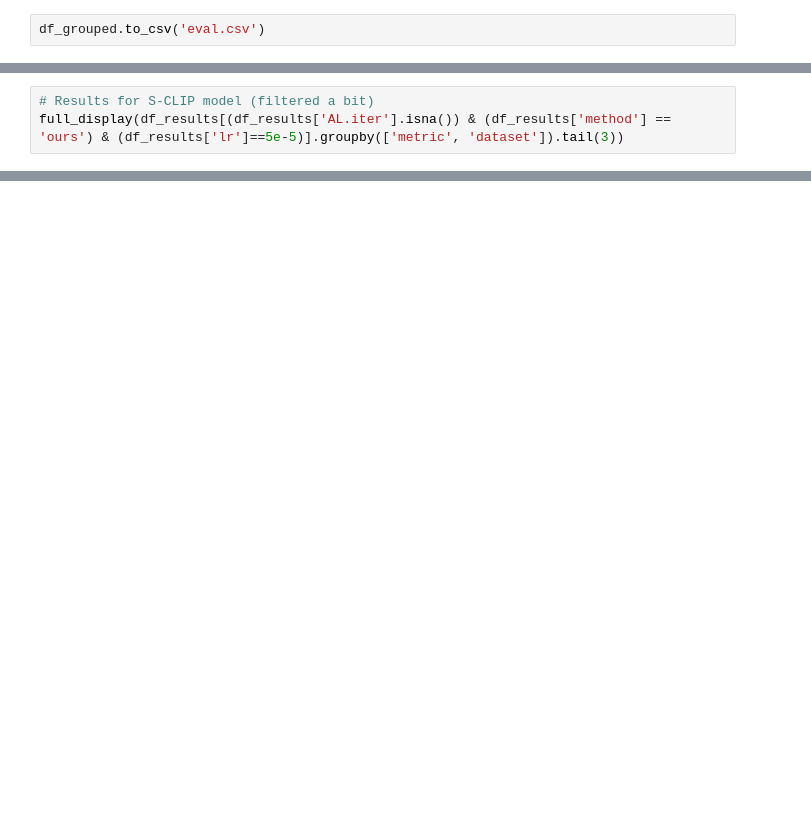
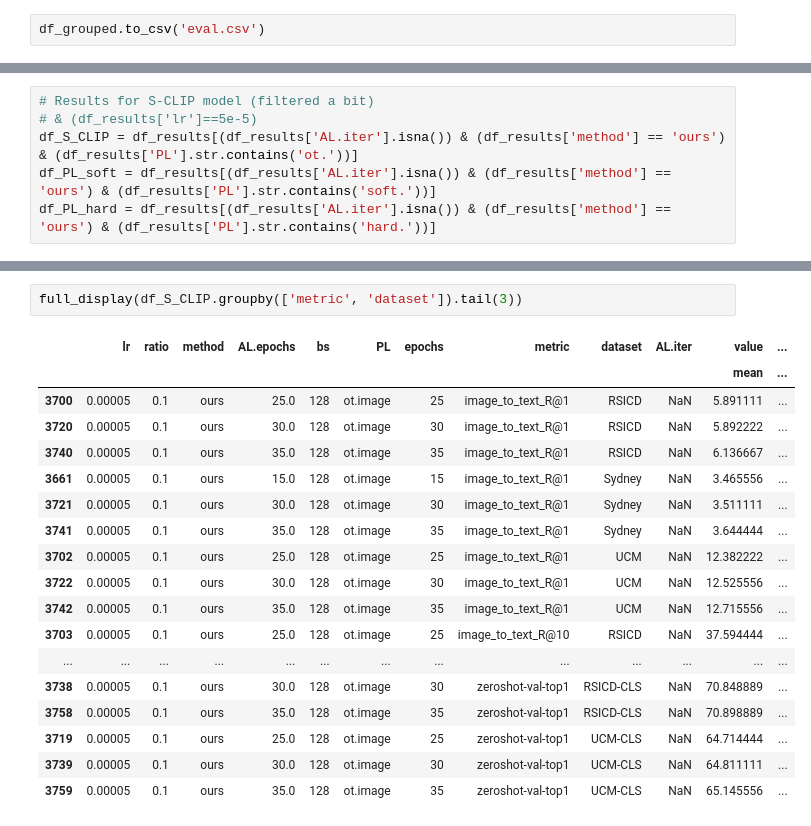
Before and after one commit to nataliehh/thesis2023-2024, a Jupyter notebook: results_analysis.ipynb, the cells around one changed output, grey strips where cells are left out. Drawn from its saved outputs; the diff is of its cells as text; blank space fills up the shorter version.

```diff
--- a/results_analysis.ipynb
+++ b/results_analysis.ipynb
@@ -175,3 +175,6 @@ full_display(df_results[(df_results['AL.iter'].isna()) & (df_results['method'] =
 # %%
 # Results for S-CLIP model (filtered a bit)
-full_display(df_results[(df_results['AL.iter'].isna()) & (df_results['method'] == 'ours') & (df_results['lr']==5e-5)].groupby(['metric', 'dataset']).tail(3))
+# & (df_results['lr']==5e-5)
+df_S_CLIP = df_results[(df_results['AL.iter'].isna()) & (df_results['method'] == 'ours') & (df_results['PL'].str.contains('ot.'))]
+df_PL_soft = df_results[(df_results['AL.iter'].isna()) & (df_results['method'] == 'ours') & (df_results['PL'].str.contains('soft.'))]
+df_PL_hard = df_results[(df_results['AL.iter'].isna()) & (df_results['method'] == 'ours') & (df_results['PL'].str.contains('hard.'))]
@@ -196,0 +181,21 @@ full_display(df_results[(df_results['AL.iter'].isna()) & (df_results['method'] =
+# %%
+full_display(df_S_CLIP.groupby(['metric', 'dataset']).tail(3))
+# %% [output]
+|  | lr | ratio | method | AL.epochs | bs | PL | epochs | metric | dataset | AL.iter | value | ... |
+|  |  |  |  |  |  |  |  |  |  |  | mean | ... |
+| 3700 | 0.00005 | 0.1 | ours | 25.0 | 128 | ot.image | 25 | image_to_text_R@1 | RSICD | NaN | 5.891111 | ... |
+| 3720 | 0.00005 | 0.1 | ours | 30.0 | 128 | ot.image | 30 | image_to_text_R@1 | RSICD | NaN | 5.892222 | ... |
+| 3740 | 0.00005 | 0.1 | ours | 35.0 | 128 | ot.image | 35 | image_to_text_R@1 | RSICD | NaN | 6.136667 | ... |
+| 3661 | 0.00005 | 0.1 | ours | 15.0 | 128 | ot.image | 15 | image_to_text_R@1 | Sydney | NaN | 3.465556 | ... |
+| 3721 | 0.00005 | 0.1 | ours | 30.0 | 128 | ot.image | 30 | image_to_text_R@1 | Sydney | NaN | 3.511111 | ... |
+| 3741 | 0.00005 | 0.1 | ours | 35.0 | 128 | ot.image | 35 | image_to_text_R@1 | Sydney | NaN | 3.644444 | ... |
+| 3702 | 0.00005 | 0.1 | ours | 25.0 | 128 | ot.image | 25 | image_to_text_R@1 | UCM | NaN | 12.382222 | ... |
+| 3722 | 0.00005 | 0.1 | ours | 30.0 | 128 | ot.image | 30 | image_to_text_R@1 | UCM | NaN | 12.525556 | ... |
+| 3742 | 0.00005 | 0.1 | ours | 35.0 | 128 | ot.image | 35 | image_to_text_R@1 | UCM | NaN | 12.715556 | ... |
+| 3703 | 0.00005 | 0.1 | ours | 25.0 | 128 | ot.image | 25 | image_to_text_R@10 | RSICD | NaN | 37.594444 | ... |
+| ... | ... | ... | ... | ... | ... | ... | ... | ... | ... | ... | ... | ... |
+| 3738 | 0.00005 | 0.1 | ours | 30.0 | 128 | ot.image | 30 | zeroshot-val-top1 | RSICD-CLS | NaN | 70.848889 | ... |
+| 3758 | 0.00005 | 0.1 | ours | 35.0 | 128 | ot.image | 35 | zeroshot-val-top1 | RSICD-CLS | NaN | 70.898889 | ... |
+| 3719 | 0.00005 | 0.1 | ours | 25.0 | 128 | ot.image | 25 | zeroshot-val-top1 | UCM-CLS | NaN | 64.714444 | ... |
+| 3739 | 0.00005 | 0.1 | ours | 30.0 | 128 | ot.image | 30 | zeroshot-val-top1 | UCM-CLS | NaN | 64.811111 | ... |
+| 3759 | 0.00005 | 0.1 | ours | 35.0 | 128 | ot.image | 35 | zeroshot-val-top1 | UCM-CLS | NaN | 65.145556 | ... |
```
Also changed, not shown: parts of 10 cells of this notebook, 1 other file.
